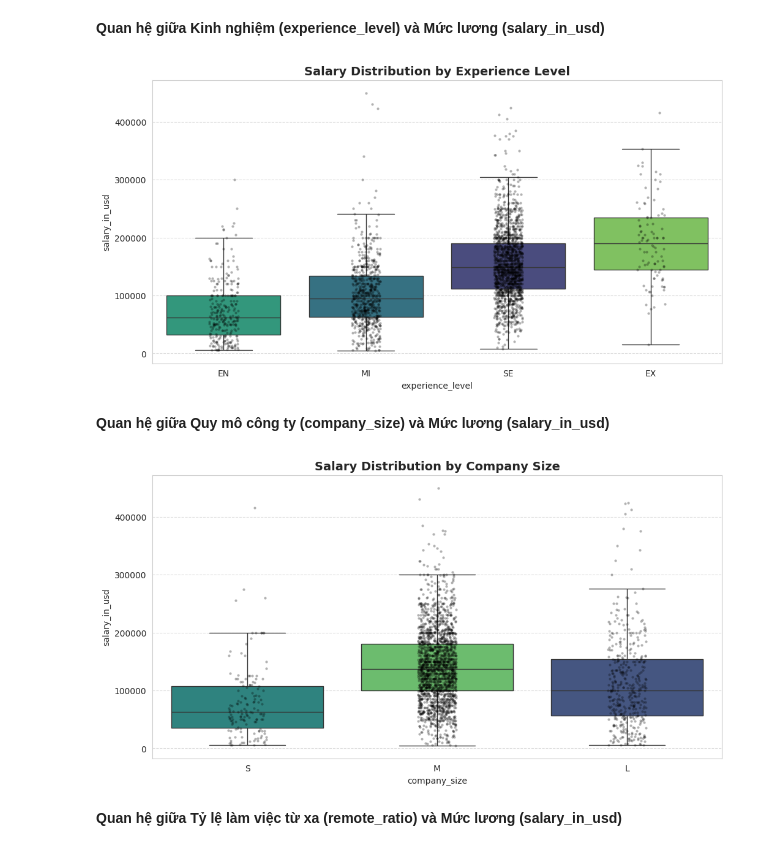
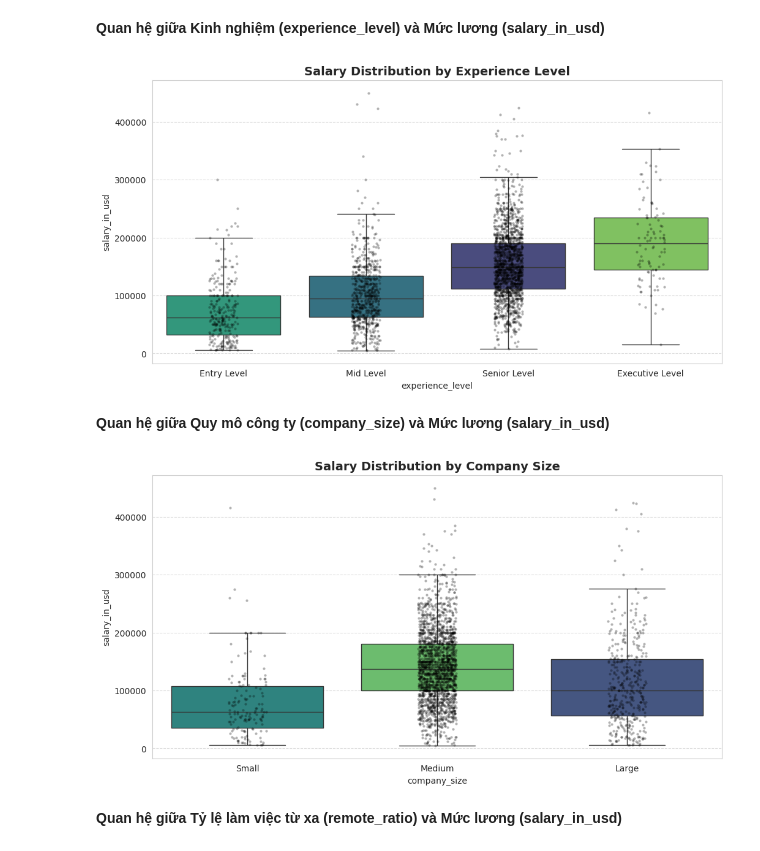
Before and after one commit to Trung0Minh/CSC17104_2025_Final_Project, a Jupyter notebook: DataScienceSalaries2023.ipynb, the cells around one changed output. Drawn from its saved outputs; the diff is of its cells as text; code cells hidden in the pictures.

```diff
--- a/DataScienceSalaries2023.ipynb
+++ b/DataScienceSalaries2023.ipynb
@@ -586,21 +740,21 @@ vis.plot_correlation_heatmap(df, title="Correlation Matrix: Numeric Features")
 **Quan hệ giữa Kinh nghiệm (experience_level) và Mức lương (salary_in_usd)**
 # %%
 # Thứ tự logic: Entry -> Mid -> Senior -> Executive (EN -> MI -> SE -> EX)
-exp_order = ['EN', 'MI', 'SE', 'EX']
+exp_order = ['Entry Level', 'Mid Level', 'Senior Level', 'Executive Level']
 vis.plot_categorical_vs_numerical_box(
     df,
     cat_col='experience_level',
     num_col='salary_in_usd',
     order=exp_order,
     title="Salary Distribution by Experience Level"
 )
 # %% [output]
-[figure, old version]
+[figure, new version]
 # %% [markdown]
 **Quan hệ giữa Quy mô công ty (company_size) và Mức lương (salary_in_usd)**
 # %%
 # Thứ tự logic: Small -> Medium -> Large
-size_order = ['S', 'M', 'L']
+size_order = ['Small', 'Medium', 'Large']
 vis.plot_categorical_vs_numerical_box(
     df,
     cat_col='company_size',
@@ -609,7 +763,7 @@ vis.plot_categorical_vs_numerical_box(
     title="Salary Distribution by Company Size"
 )
 # %% [output]
-[figure, old version]
+[figure, new version]
 # %% [markdown]
 **Quan hệ giữa Tỷ lệ làm việc từ xa (remote_ratio) và Mức lương (salary_in_usd)**
 # %%
```
Also changed, not shown: parts of 58 cells of this notebook, 2 other files.
